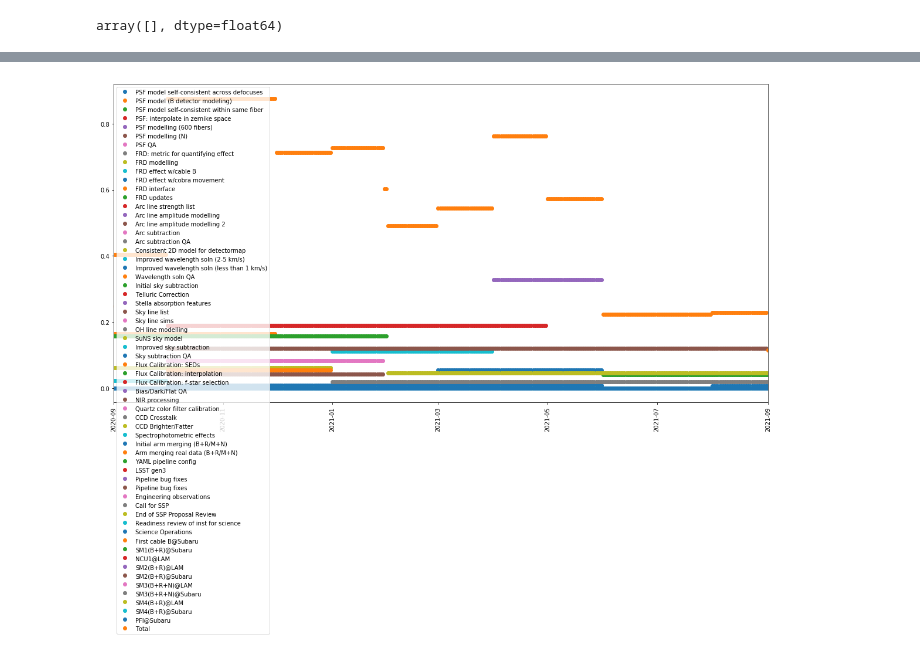
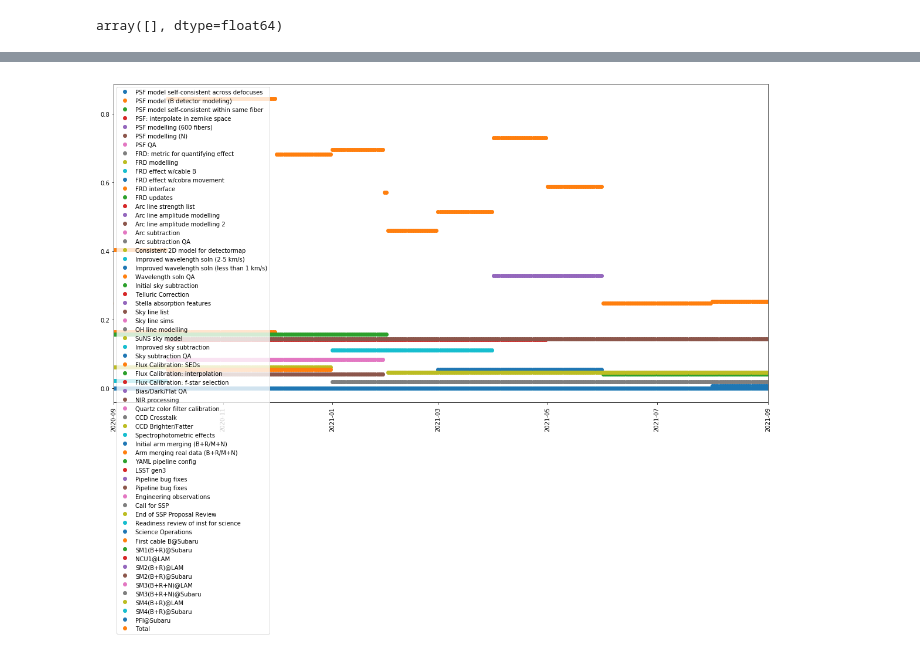
Before and after one commit to hassanxp/2DDRP-plan, a Jupyter notebook: timeline/ResourceCheck.ipynb, the cells around one changed output, grey strips where cells are left out. Saved outputs shown, nothing was run; the diff lists cells and outputs as text; code cells hidden in the pictures.

```diff
--- a/timeline/ResourceCheck.ipynb
+++ b/timeline/ResourceCheck.ipynb
@@ -34,7 +34,7 @@ def populate(grid, start_date, end_date, labor_days):
 
     return delta_grid
 # %%
-def check_member(df, team_member):
+def check_member(df, team_member, member_load = 0.85):
     print(f'Checking member {team_member}..')
     if df[team_member].isnull().values.any():
         print(f'Found a nan value for row {df[df[team_member].isnull()]}')
@@ -50,7 +50,7 @@ def check_member(df, team_member):
         delta = populate(grid, start_date, end_date, labor_days)
         # Check if there are grid points that exceed tolerance
         # And there's a change since the previous loop
-        grid_bad = grid[grid > 0.9]
+        grid_bad = grid[grid > member_load]
         if (grid_bad).size > 0 and not np.array_equal(grid_bad, last_grid_bad):
             last_grid_bad = grid_bad
             print(f'PROBLEM: adding date range {start_date} to {end_date} results in max daily work being exceeded')
@@ -77,5 +77,5 @@ def plot_loading(grid, delta_list):
     #plt.xlim(xrange[0], xrange[1])
     plt.xlim('2020-09-01', '2021-09-01')
 # %%
-df = pd.read_csv('drp-plan.csv', skipinitialspace=True, quotechar='"' ).applymap(lambda x: x.strip() if type(x)==str else x)
+df = pd.read_csv('drp-plan-worst-case2.csv', skipinitialspace=True, quotechar='"' ).applymap(lambda x: x.strip() if type(x)==str else x)
 # %%
@@ -114,7 +114,7 @@ grid[grid>1]
 # %% [output]
 array([], dtype=float64)
 # %%
-grid, delta_list = check_member(df, 'Caplar')
+grid, delta_list = check_member(df, 'Caplar', 0.6)
 plot_loading(grid, delta_list)
 # %% [output]
 Checking member Caplar..
@@ -122 +127 @@ OK for member Caplar
-[figure, old version]
+[figure, new version]
```
Also changed, not shown: parts of 4 cells of this notebook, 4 other files.
